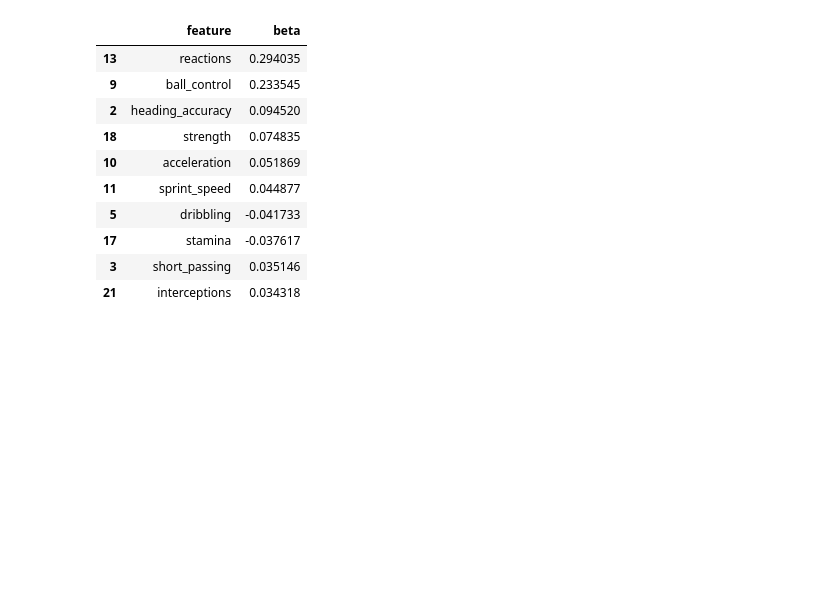
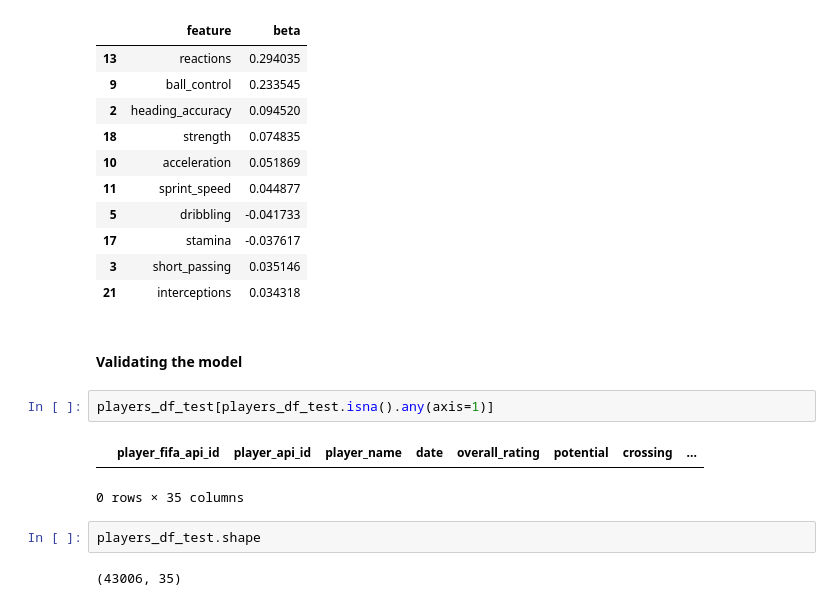
Before and after one commit to battery-code/soccer-data-analysis, a Jupyter notebook: European Soccer Project.ipynb, the cells around one changed output. Cells and saved outputs as stored; diff of their text form; blank space fills up the shorter version.

Commit message:
model validation

```diff
--- a/European Soccer Project.ipynb
+++ b/European Soccer Project.ipynb
@@ -380,3 +380,14 @@ beta_df.iloc[beta_df.beta.abs().argsort()[::-1][:10]]
 | 17 | stamina | -0.037617 |
 | 3 | short_passing | 0.035146 |
 | 21 | interceptions | 0.034318 |
+# %% [markdown]
+#### Validating the model
+# %%
+players_df_test[players_df_test.isna().any(axis=1)]
+# %% [output]
+|  | player_fifa_api_id | player_api_id | player_name | date | overall_rating | potential | crossing | ... |
+0 rows × 35 columns
+# %%
+players_df_test.shape
+# %% [output]
+(43006, 35)
```
Also changed, not shown: parts of 5 cells of this notebook.
